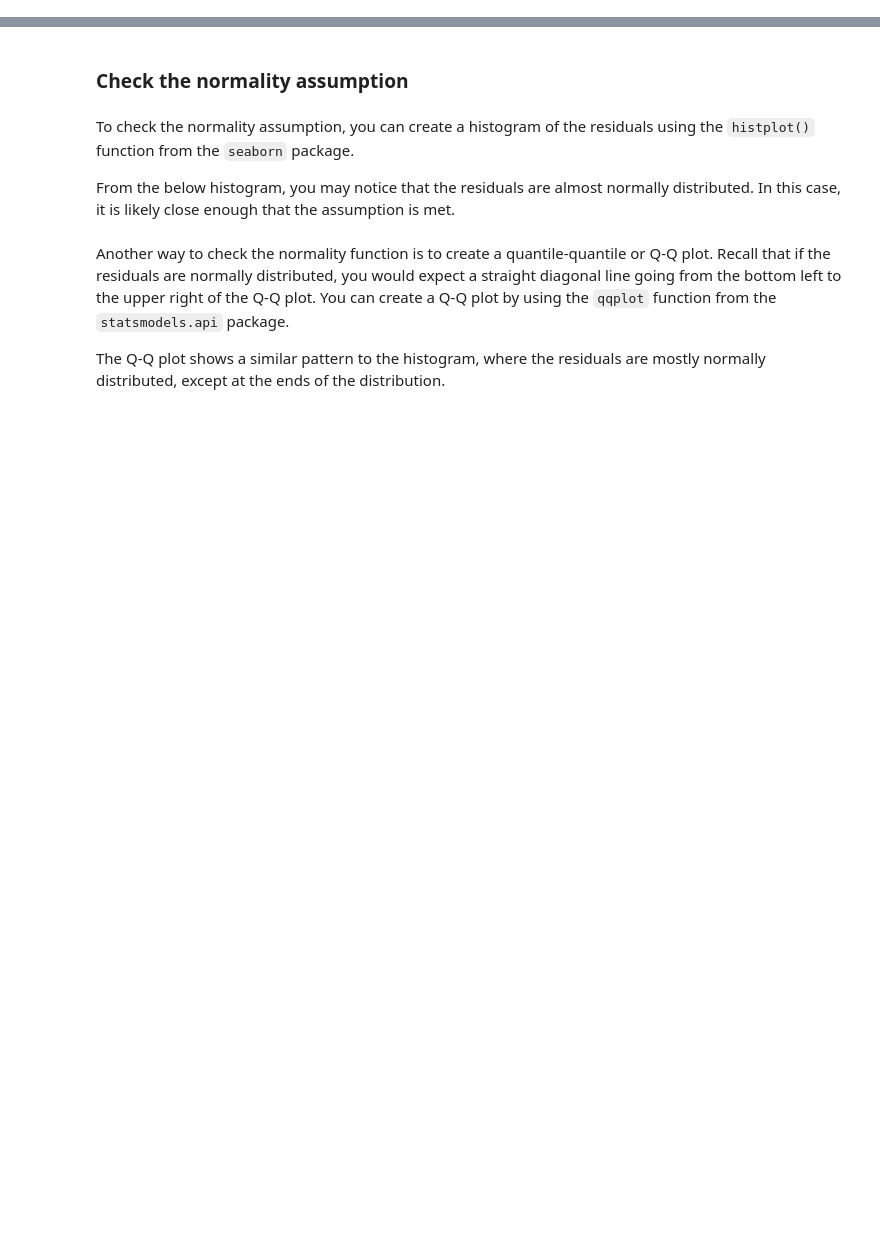
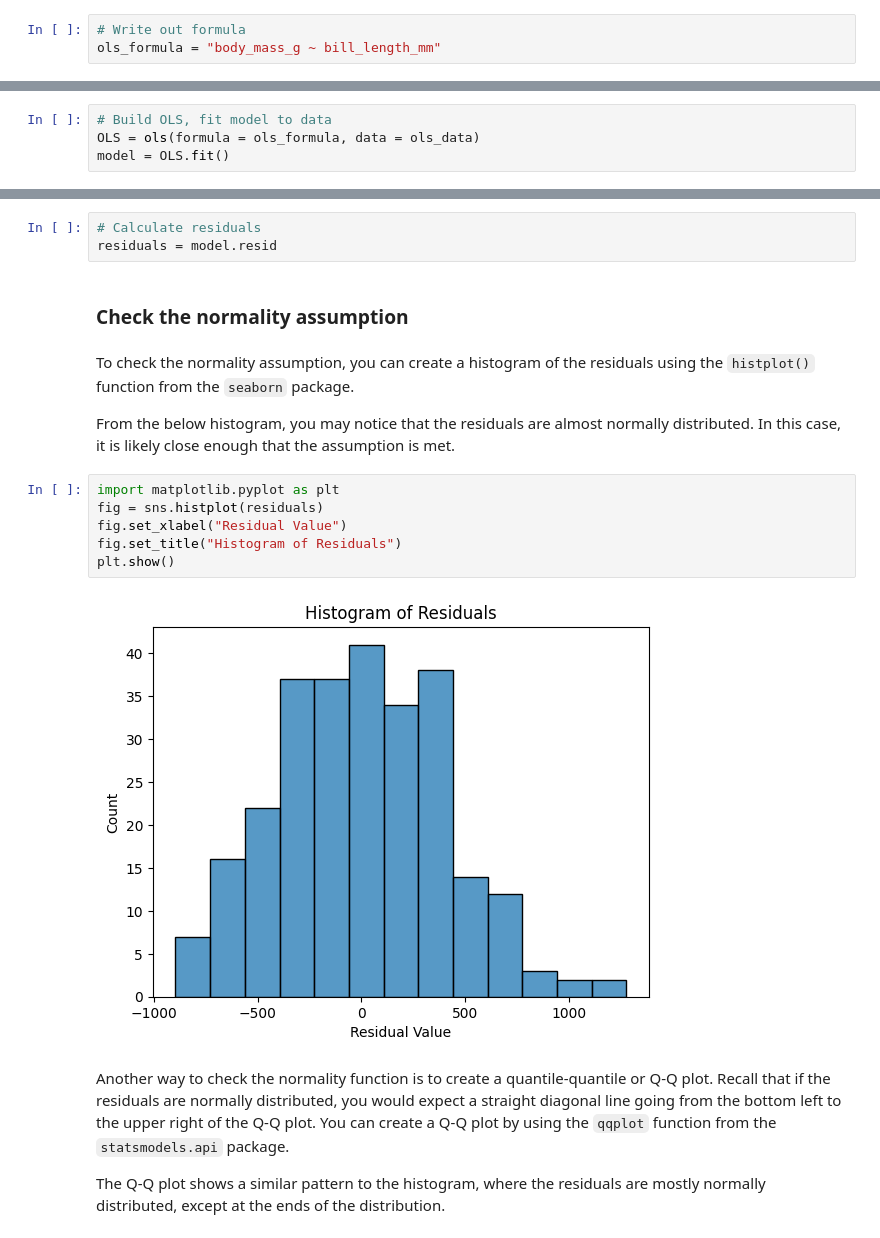
Before and after one commit to dyyland23-glitch/Penguins_Explore-linear-regression-with-Python, a Jupyter notebook: Penguins Explore linear regression with Python.ipynb, the cells around one changed output, grey strips where cells are left out. Drawn from its saved outputs; the diff is of its cells as text; blank space fills up the shorter version.

```diff
--- a/Penguins Explore linear regression with Python.ipynb
+++ b/Penguins Explore linear regression with Python.ipynb
@@ -107,5 +166,8 @@ To do this, you will first subset the variables of interest from the dataframe.
 Next, you can construct the linear regression formula, and save it as a string. Remember that the y or dependent variable comes before the `~`, and the x or independent variables comes after the `~`.
 
 **Note:** The names of the x and y variables have to exactly match the column names in the dataframe.
+# %%
+# Write out formula
+ols_formula = "body_mass_g ~ bill_length_mm"
 # %% [markdown]
 Lastly, you can build the simple linear regression model in `statsmodels` using the `ols()` function. You can import the `ols()` function directly using the line of code below.
@@ -112,4 +177,8 @@ Lastly, you can build the simple linear regression model in `statsmodels` using
 # %% [markdown]
 Then, you can plug in the `ols_formula` and `ols_data` as arguments in the `ols()` function. After you save the results as a variable, you can call on the `fit()` function to actually fit the model to the data.
+# %%
+# Build OLS, fit model to data
+OLS = ols(formula = ols_formula, data = ols_data)
+model = OLS.fit()
 # %% [markdown]
 Lastly, you can call the `summary()` function on the `model` object to get the coefficients and more statistics about the model. The output from `model.summary()` can be used to evaluate the model and interpret the results. Later in this section, we will go over how to read the results of the model output.
@@ -132,11 +234,22 @@ To more easily check the model assumptions and create relevant visualizations, y
 # %% [markdown]
 Then, you can save the model residuals as a variable by using the `model.resid` attribute.
+# %%
+# Calculate residuals
+residuals = model.resid
 # %% [markdown]
 ### Check the normality assumption
 # %% [markdown]
 To check the normality assumption, you can create a histogram of the residuals using the `histplot()` function from the `seaborn` package.
 
 From the below histogram, you may notice that the residuals are almost normally distributed. In this case, it is likely close enough that the assumption is met.
+# %%
+import matplotlib.pyplot as plt
+fig = sns.histplot(residuals)
+fig.set_xlabel("Residual Value")
+fig.set_title("Histogram of Residuals")
+plt.show()
+# %% [output]
+[figure, added]
 # %% [markdown]
 Another way to check the normality function is to create a quantile-quantile or Q-Q plot. Recall that if the residuals are normally distributed, you would expect a straight diagonal line going from the bottom left to the upper right of the Q-Q plot. You can create a Q-Q plot by using the `qqplot` function from the `statsmodels.api` package.
 
```
Also changed, not shown: parts of 14 cells of this notebook.
